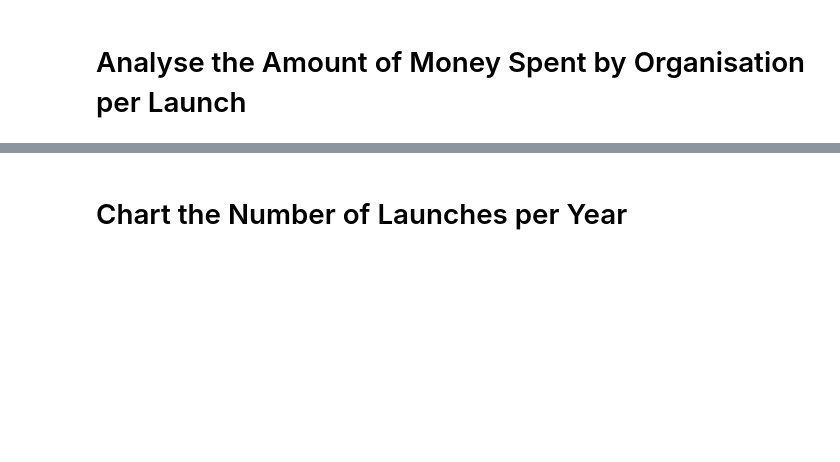
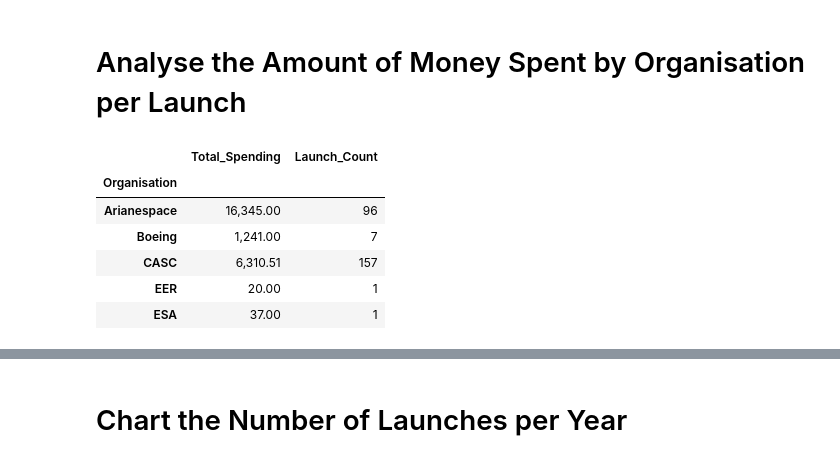
Before and after one commit to pyro-tarzan/space-mission-analysis, a Jupyter notebook: space_missions_analysis.ipynb, the cells around one changed output, grey strips where cells are left out. Saved outputs shown, nothing was run; the diff lists cells and outputs as text; code cells hidden in the pictures; blank space fills up the shorter version.

```diff
--- a/space_missions_analysis.ipynb
+++ b/space_missions_analysis.ipynb
@@ -306,2 +438,16 @@ You can use the iso3166 package to convert the country names to Alpha3 format.
 # %% [markdown]
 # Analyse the Amount of Money Spent by Organisation per Launch
+# %%
+spending_per_launch = cleaned_df.groupby("Organisation").agg(
+    Total_Spending=("Price", "sum"),
+    Launch_Count=("Organisation", "count")
+)
+spending_per_launch.head()
+# %% [output]
+|  | Total_Spending | Launch_Count |
+| Organisation |  |  |
+| Arianespace | 16,345.00 | 96 |
+| Boeing | 1,241.00 | 7 |
+| CASC | 6,310.51 | 157 |
+| EER | 20.00 | 1 |
+| ESA | 37.00 | 1 |
```
Also changed, not shown: parts of 15 cells of this notebook, 1 other file.
